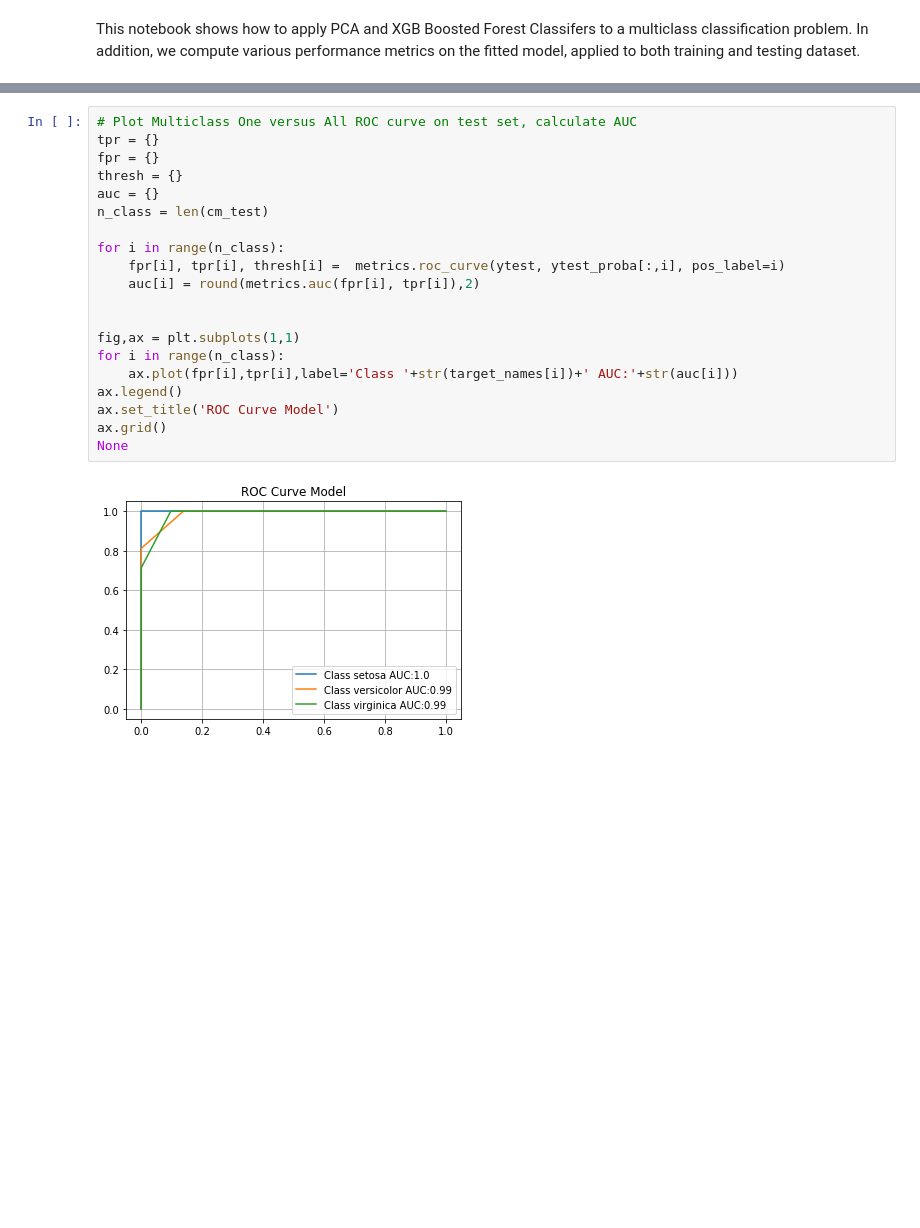
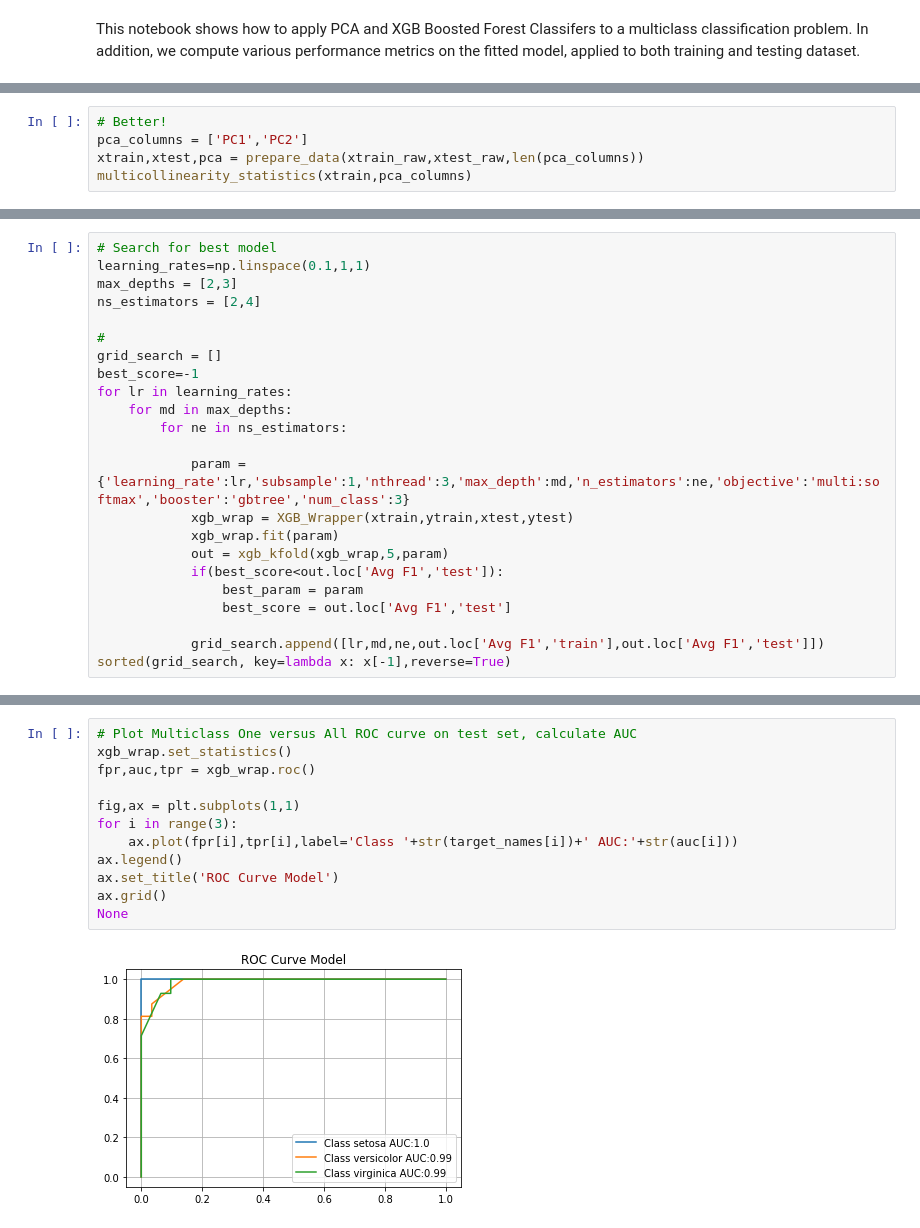
Before and after one commit to gabrielmagill/ML_UseCases, a Jupyter notebook: ForestPCA/IrisBoostedTree.ipynb, the cells around one changed output, grey strips where cells are left out. Cells and saved outputs as stored; diff of their text form; blank space fills up the shorter version.

Commit message:
Added collinearity considerations and best model grid search to iris project

```diff
--- a/ForestPCA/IrisBoostedTree.ipynb
+++ b/ForestPCA/IrisBoostedTree.ipynb
@@ -200,0 +209,5 @@ round(df_stats_final,2)
+# %%
+# Better!
+pca_columns = ['PC1','PC2']
+xtrain,xtest,pca = prepare_data(xtrain_raw,xtest_raw,len(pca_columns))
+multicollinearity_statistics(xtrain,pca_columns)
@@ -200,0 +234,23 @@ round(df_stats_final,2)
+# %%
+# Search for best model
+learning_rates=np.linspace(0.1,1,1)
+max_depths = [2,3]
+ns_estimators = [2,4]
+
+#
+grid_search = []
+best_score=-1
+for lr in learning_rates:
+    for md in max_depths:
+        for ne in ns_estimators:
+
+            param = {'learning_rate':lr,'subsample':1,'nthread':3,'max_depth':md,'n_estimators':ne,'objective':'multi:softmax','booster':'gbtree','num_class':3}
+            xgb_wrap = XGB_Wrapper(xtrain,ytrain,xtest,ytest)
+            xgb_wrap.fit(param)
+            out = xgb_kfold(xgb_wrap,5,param)
+            if(best_score<out.loc['Avg F1','test']):
+                best_param = param
+                best_score = out.loc['Avg F1','test']
+
+            grid_search.append([lr,md,ne,out.loc['Avg F1','train'],out.loc['Avg F1','test']])
+sorted(grid_search, key=lambda x: x[-1],reverse=True)
@@ -201,22 +288,14 @@ round(df_stats_final,2)
 # %%
 # Plot Multiclass One versus All ROC curve on test set, calculate AUC
-tpr = {}
-fpr = {}
-thresh = {}
-auc = {}
-n_class = len(cm_test)
-
-for i in range(n_class):
-    fpr[i], tpr[i], thresh[i] =  metrics.roc_curve(ytest, ytest_proba[:,i], pos_label=i)
-    auc[i] = round(metrics.auc(fpr[i], tpr[i]),2)
-
+xgb_wrap.set_statistics()
+fpr,auc,tpr = xgb_wrap.roc()
 
 fig,ax = plt.subplots(1,1)
-for i in range(n_class):
+for i in range(3):
     ax.plot(fpr[i],tpr[i],label='Class '+str(target_names[i])+' AUC:'+str(auc[i]))
 ax.legend()
 ax.set_title('ROC Curve Model')
 ax.grid()
 None
 # %% [output]
-[figure, old version]
+[figure, new version]
```
Also changed, not shown: parts of 12 cells of this notebook.
